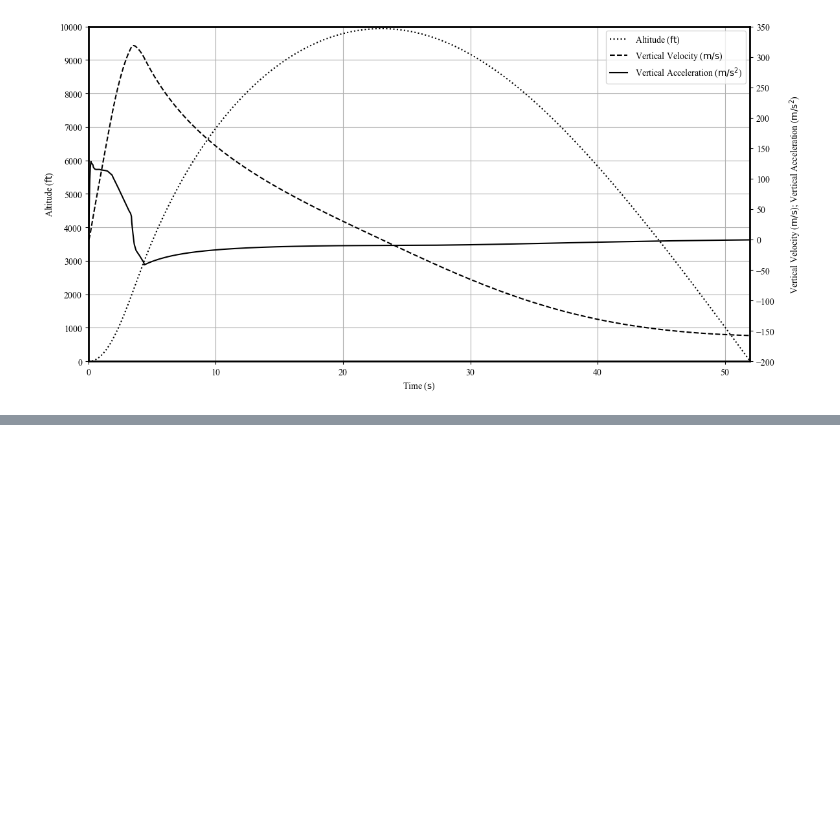
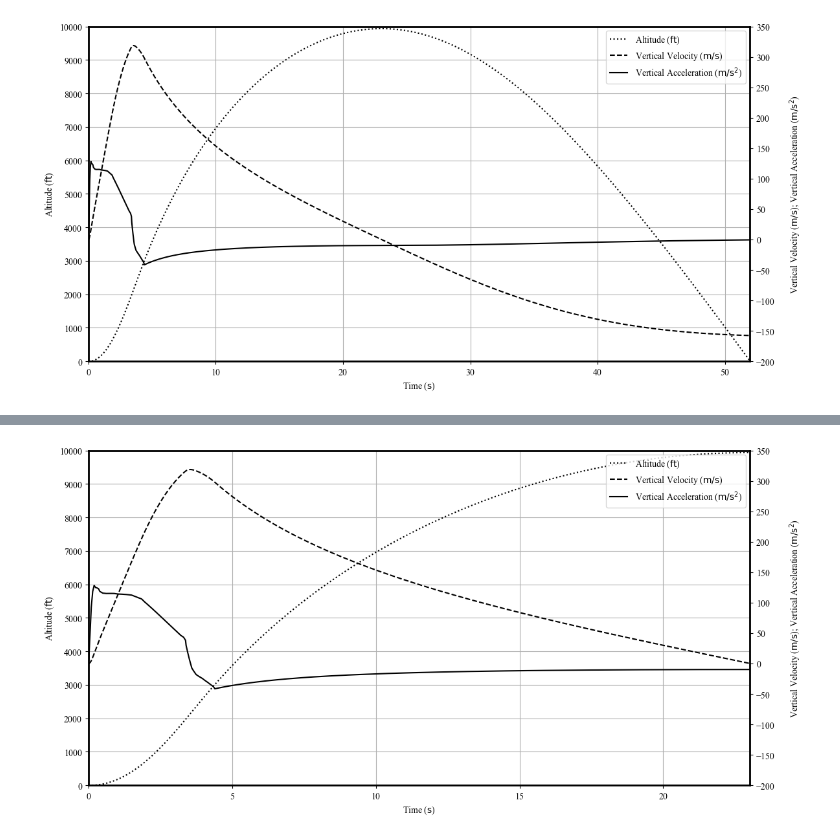
Before and after one commit to Iash5225/Python, a Jupyter notebook: notebooks/rasaero_plot.ipynb, the cells around one changed output, grey strips where cells are left out. Saved outputs shown, nothing was run; the diff lists cells and outputs as text; code cells hidden in the pictures; blank space fills up the shorter version.

```diff
--- a/notebooks/rasaero_plot.ipynb
+++ b/notebooks/rasaero_plot.ipynb
@@ -122,0 +143,18 @@ plt.show()
+# %%
+temp_ras_df = dh.ras_df.copy(deep=True)
+temp_ras_df = temp_ras_df[temp_ras_df["time"]
+                        <= APOGEE_TIME]
+
+max_altitude = dh.round_to_increment(
+    dh.ras_df["altitude"], ALTITUDE_INCREMENTS, 'up')
+max_vertical_motion = dh.round_to_increment(
+    dh.ras_df[VERTICAL_MOTION_COLUMNS].max(), VERTICAL_MOTION_INCREMENTS, 'up')
+min_vertical_motion = dh.round_to_increment(
+    dh.ras_df[VERTICAL_MOTION_COLUMNS].min(), VERTICAL_MOTION_INCREMENTS, 'down')
+
+print(APOGEE_TIME)
+print(max_altitude)
+print(max_vertical_motion)
+print(min_vertical_motion)
+
+display(temp_ras_df)
@@ -122,0 +179,62 @@ plt.show()
+# %%
+# Create plot
+fig, ax1 = plt.subplots(figsize=(12, 6))
+
+# Plot Altitude
+ax1.plot(temp_ras_df["time"], temp_ras_df["altitude"],
+         "k:", label="Altitude ($\mathrm{ft}$)")
+ax1.set_xlabel(r"Time ($\mathrm{s}$)")
+ax1.set_ylabel(r"Altitude ($\mathrm{ft}$)")
+ax1.set_xlim(0, APOGEE_TIME)
+ax1.set_ylim(0, max_altitude)
+ax1.set_yticks(range(0, max_altitude + 1, ALTITUDE_INCREMENTS))
+# Set x-axis ticks at regular intervals
+ax1.set_xticks(np.arange(0, APOGEE_TIME, 5))
+ax1.grid(True)
+
+# Plot Vertical velocity and acceleration
+ax2 = ax1.twinx()
+ax2.plot(
+    temp_ras_df["time"],
+    temp_ras_df["vertical_velocity"],
+    "k--",
+    label="Vertical Velocity ($\mathrm{m/s}$)",
+)
+ax2.plot(
+    temp_ras_df["time"],
+    temp_ras_df["vertical_acceleration"],
+    "k-",
+    label="Vertical Acceleration ($\mathrm{m/s^2}$)",
+)
+ax2.set_ylabel(
+    "Vertical Velocity ($\mathrm{m/s}$); Vertical Acceleration ($\mathrm{m/s^2}$)", labelpad=15
+)
+ax2.set_ylim(min_vertical_motion, max_vertical_motion)
+ax2.set_yticks(
+    np.arange(
+        min_vertical_motion,
+        max_vertical_motion + 1,
+        VERTICAL_MOTION_INCREMENTS,
+    )
+)
+
+# Change spine properties to make the border darker and thicker
+for spine in ax1.spines.values():
+    spine.set_edgecolor('black')  # Change color to black or any other color
+    # Change the thickness. Adjust the value as needed.
+    spine.set_linewidth(2)
+
+# Combine legends
+lines1, labels1 = ax1.get_legend_handles_labels()
+lines2, labels2 = ax2.get_legend_handles_labels()
+ax1.legend(lines1 + lines2, labels1 + labels2, loc="upper right")
+
+# plt.title(FLIGHT_PROFILE_PLOT_TITLE)
+fig.tight_layout()
+
+# # Plot event markers
+# self.plot_event_markers(ax1)
+
+plt.show()
+# %% [output]
+[figure, added]
```
Also changed, not shown: parts of 4 cells of this notebook.
